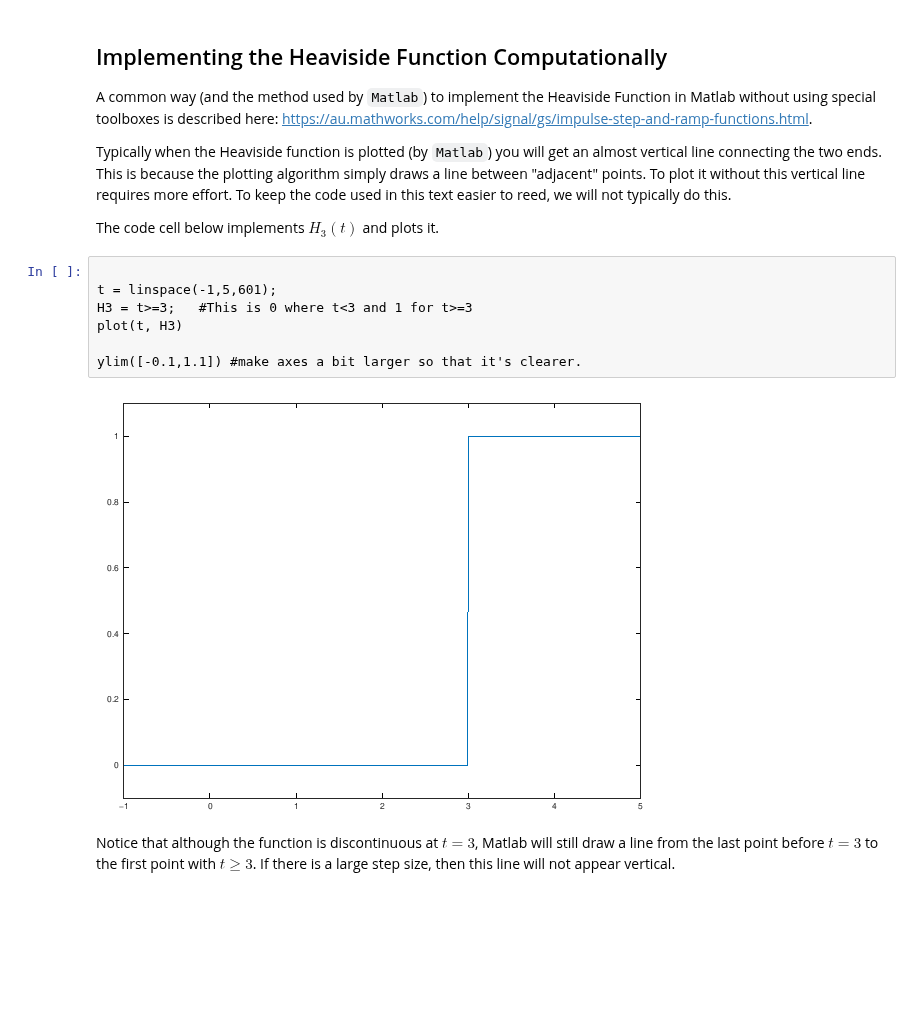
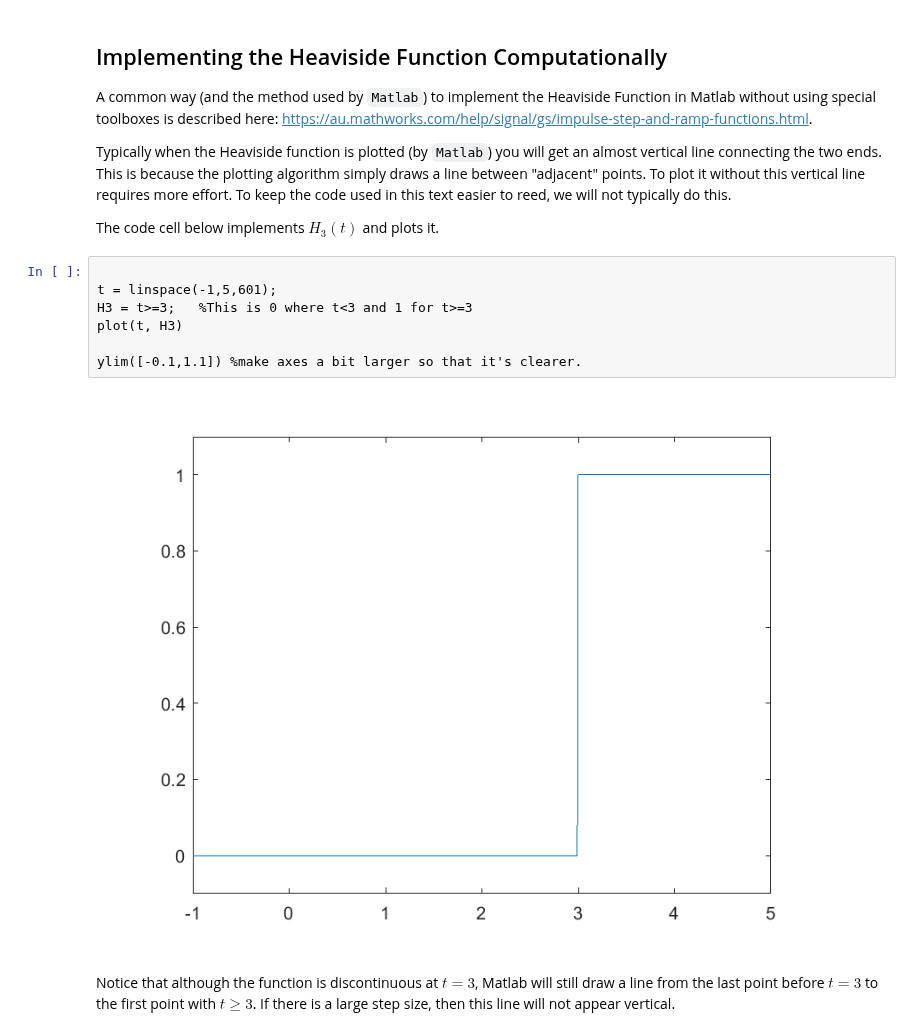
Before and after one commit to joelmiller/Laplace, a Jupyter notebook: MAT2VCA_Laplace/notebooks/LaplaceTShift.ipynb, the cells around one changed output. Cells and saved outputs as stored; diff of their text form; blank space fills up the shorter version.

```diff
--- a/MAT2VCA_Laplace/notebooks/LaplaceTShift.ipynb
+++ b/MAT2VCA_Laplace/notebooks/LaplaceTShift.ipynb
@@ -119,12 +114,12 @@ The code cell below implements $H_3(t)$ and plots it.
 # %%
 
 t = linspace(-1,5,601);
-H3 = t>=3;   #This is 0 where t<3 and 1 for t>=3
+H3 = t>=3;   %This is 0 where t<3 and 1 for t>=3
 plot(t, H3)
 
-ylim([-0.1,1.1]) #make axes a bit larger so that it's clearer.
+ylim([-0.1,1.1]) %make axes a bit larger so that it's clearer.
 # %% [output]
-[figure, old version]
+[figure, new version]
 # %% [markdown]
 Notice that although the function is discontinuous at $t=3$, Matlab will still draw a line from the last point before $t=3$ to the first point with $t \geq 3$.  If there is a large step size, then this line will not appear vertical.
 # %% [markdown]
```
Also changed, not shown: parts of 3 cells of this notebook, 24 other files.
